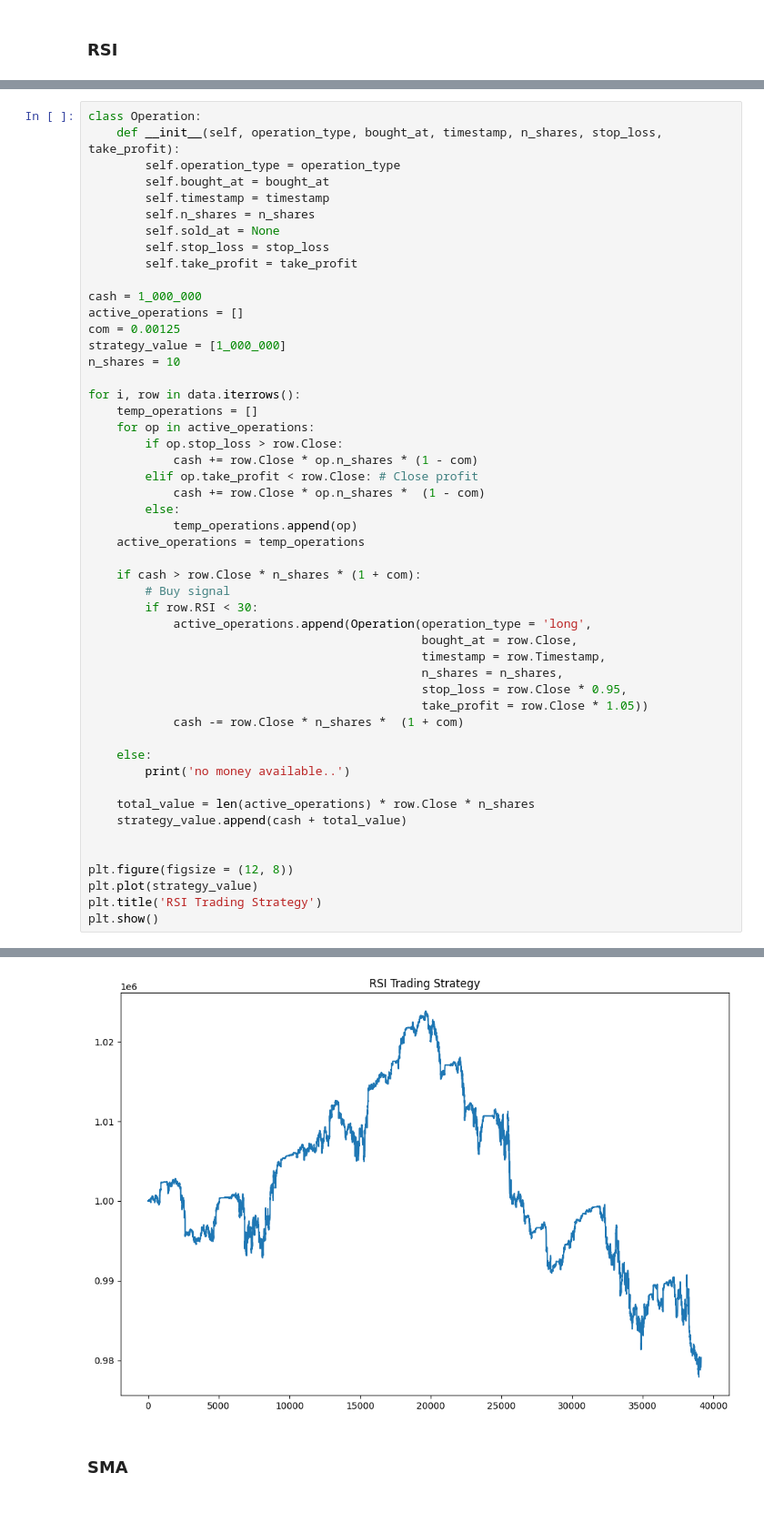
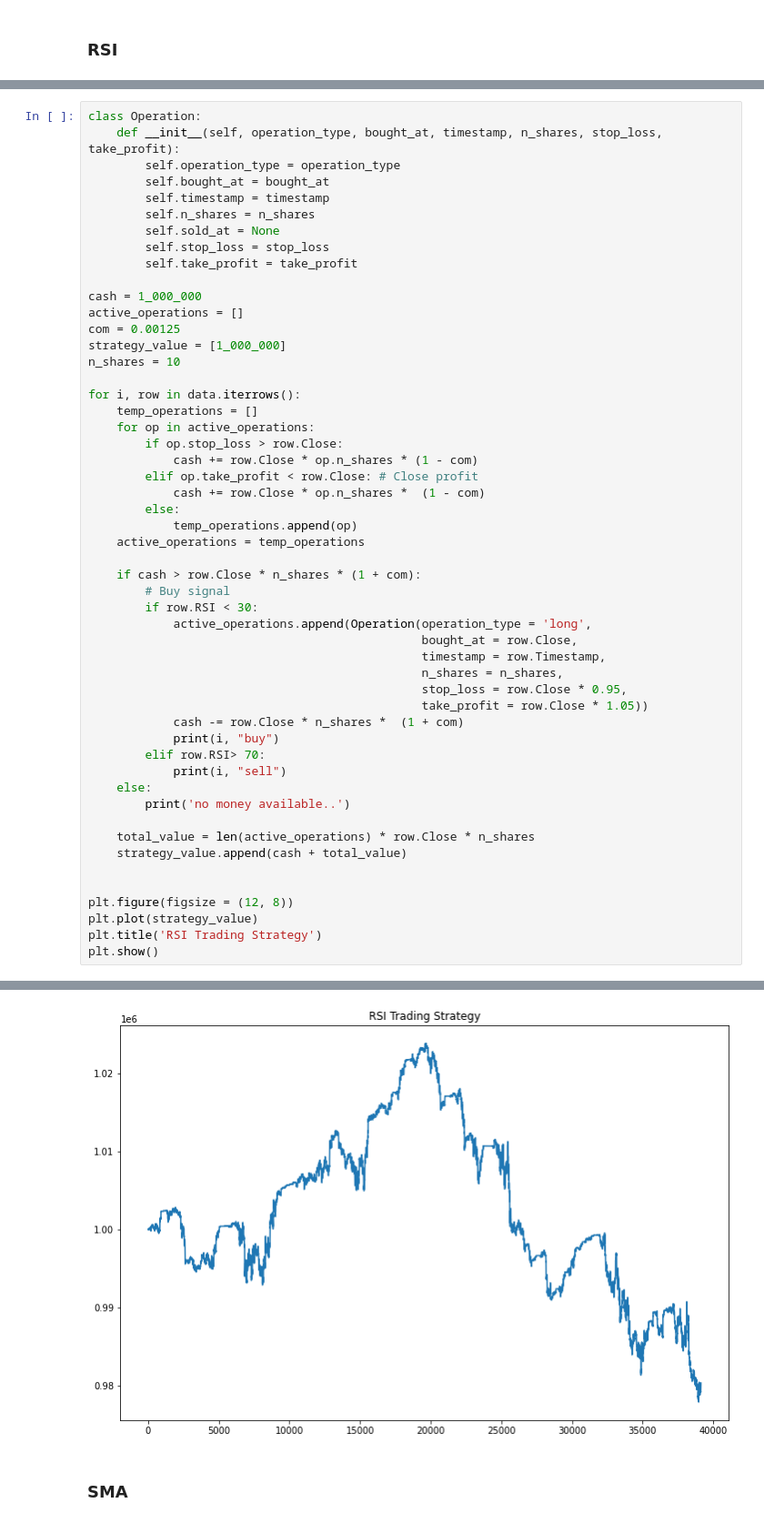
Before and after one commit to david09perez/Proyecto_Trading, a Jupyter notebook: report.ipynb, the cells around one changed output, grey strips where cells are left out. Shown at 91% size. Saved outputs shown, nothing was run; the diff lists cells and outputs as text.

```diff
--- a/report.ipynb
+++ b/report.ipynb
@@ -107,7 +107,9 @@ for i, row in data.iterrows():
                                                stop_loss = row.Close * 0.95,
                                                take_profit = row.Close * 1.05))
             cash -= row.Close * n_shares *  (1 + com)
-
+            print(i, "buy")
+        elif row.RSI> 70:
+            print(i, "sell")
     else:
         print('no money available..')
 
@@ -123,4 +142,4 @@ plt.show()
-[figure, old version]
+[figure, new version]
 # %% [markdown]
 ### SMA
 # %%
```
Also changed, not shown: parts of 7 cells of this notebook.
